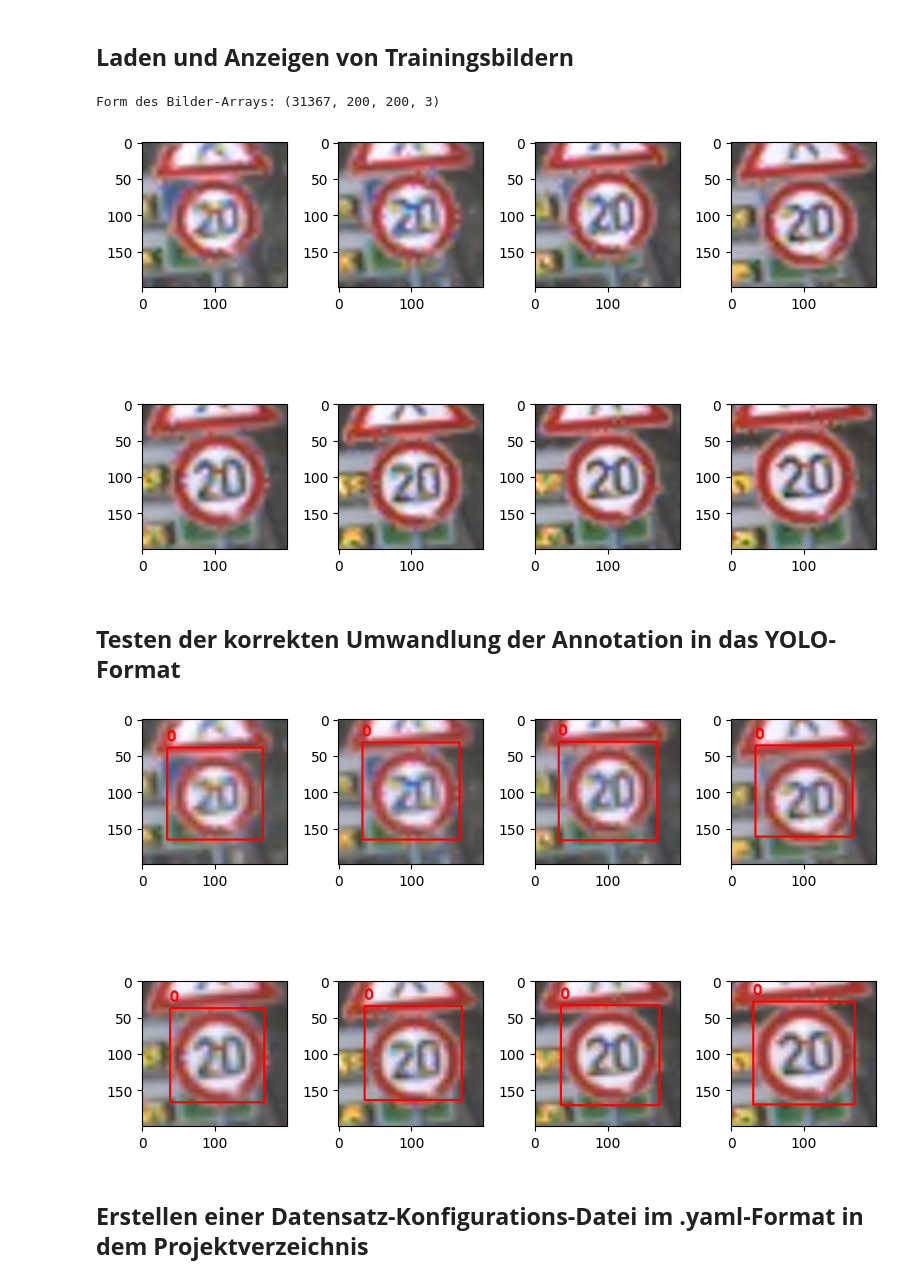
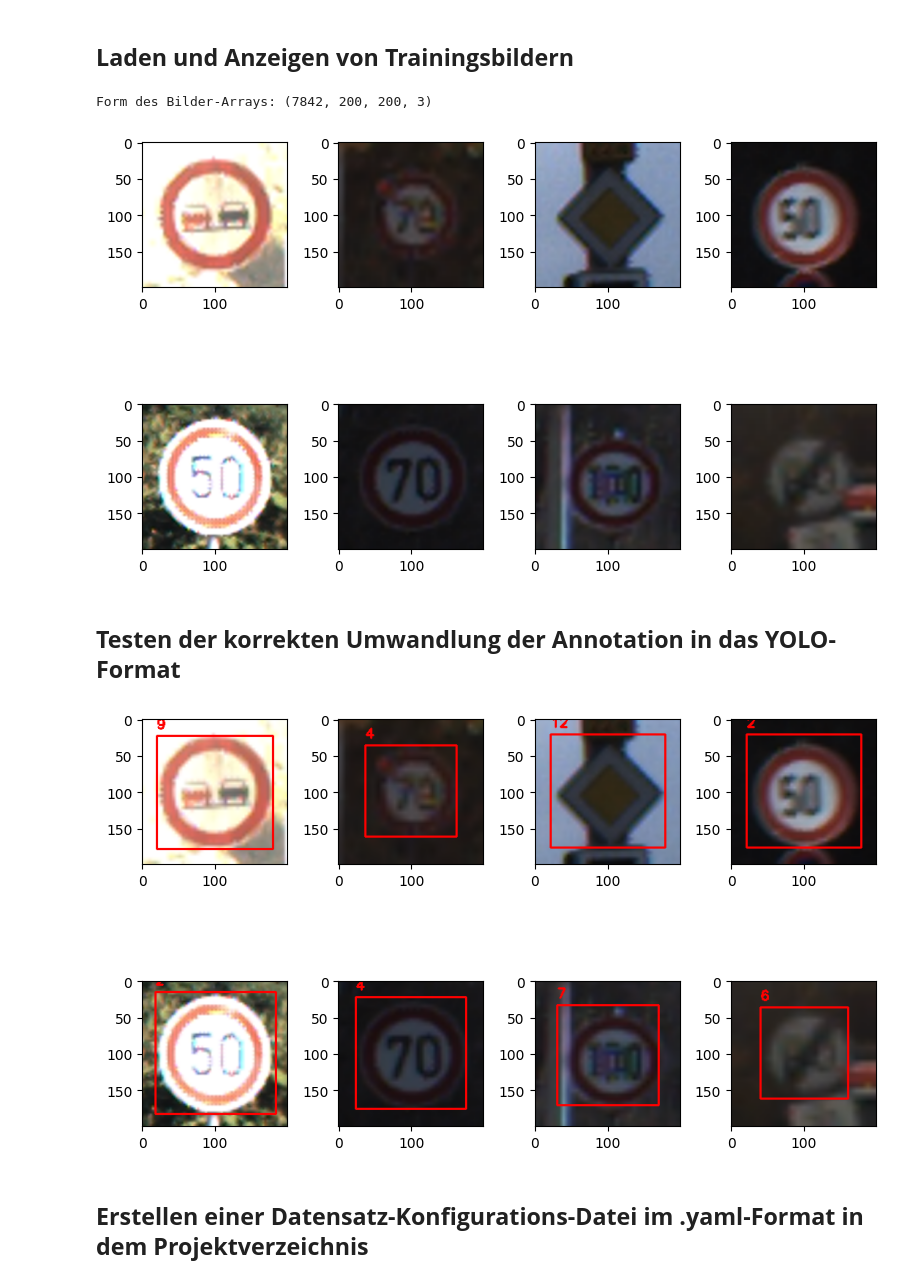
Before and after one commit to Laieb786/projekt-cnn-yolo-echtzeiterkennung-verkehszeichen-gtsrb, a Jupyter notebook: cnn_echtzeiterkennung_verkehrszeichen_modell.ipynb, the cells around one changed output. Cells and saved outputs as stored; diff of their text form; code cells hidden in the pictures.

```diff
--- a/cnn_echtzeiterkennung_verkehrszeichen_modell.ipynb
+++ b/cnn_echtzeiterkennung_verkehrszeichen_modell.ipynb
@@ -205,7 +205,7 @@ Gesamtanzahl der Bilder im Datensatz: 31367
 ## **Laden und Anzeigen von Trainingsbildern**
 # %%
 %matplotlib inline
-filepath = r"/teamspace/studios/this_studio/projekt-cnn-yolo-echtzeiterkennung-verkehszeichen-gtsrb/dataset/images/train"
+filepath = r"/teamspace/studios/this_studio/projekt-cnn-yolo-echtzeiterkennung-verkehszeichen-gtsrb/dataset/images/val"
 image_names = get_filenames(filepath)
 
 input_shape = {
@@ -228,14 +228,14 @@ for i in range(num_images_to_display):
 
 plt.tight_layout()
 # %% [output]
-Form des Bilder-Arrays: (31367, 200, 200, 3)
+Form des Bilder-Arrays: (7842, 200, 200, 3)
-[figure, old version]
+[figure, new version]
 # %% [markdown]
 ## **Testen der korrekten Umwandlung der Annotation in das YOLO-Format**
 # %%
-plot_images_with_annotations(image_names, annotations_dir=r"/teamspace/studios/this_studio/projekt-cnn-yolo-echtzeiterkennung-verkehszeichen-gtsrb/dataset/labels/train", input_shape=input_shape)
+plot_images_with_annotations(image_names, annotations_dir=r"/teamspace/studios/this_studio/projekt-cnn-yolo-echtzeiterkennung-verkehszeichen-gtsrb/dataset/labels/val", input_shape=input_shape)
 # %% [output]
-[figure, old version]
+[figure, new version]
 # %% [markdown]
 ## **Erstellen einer Datensatz-Konfigurations-Datei im .yaml-Format in dem Projektverzeichnis**
 # %%
```
Also changed, not shown: parts of 1 cell of this notebook.
